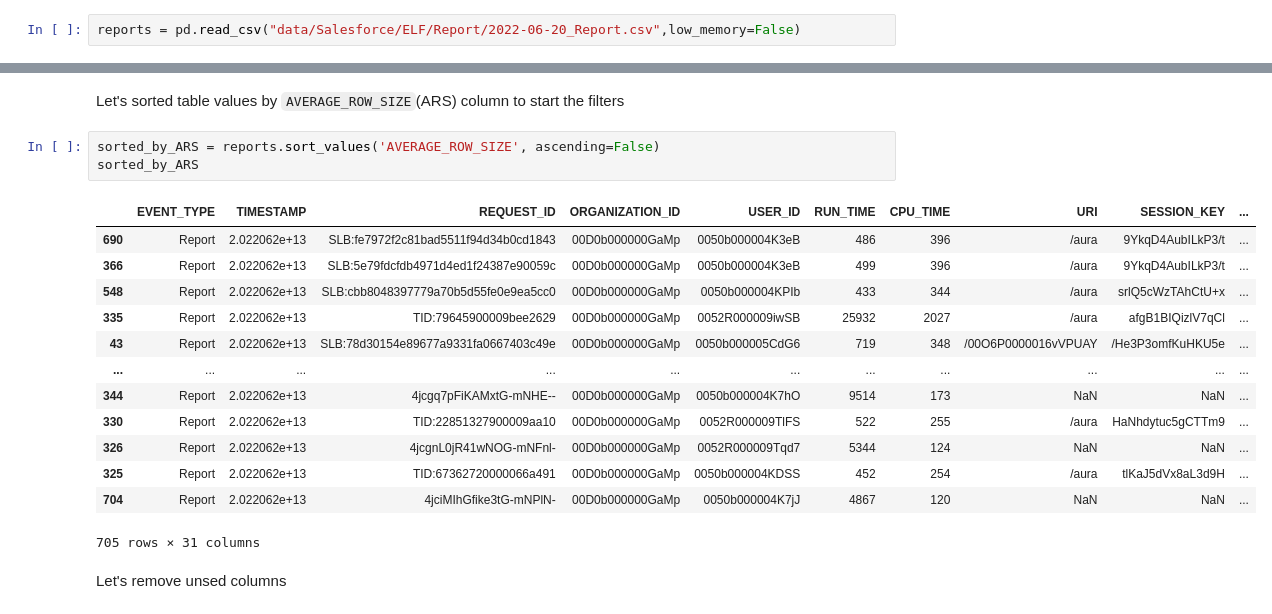
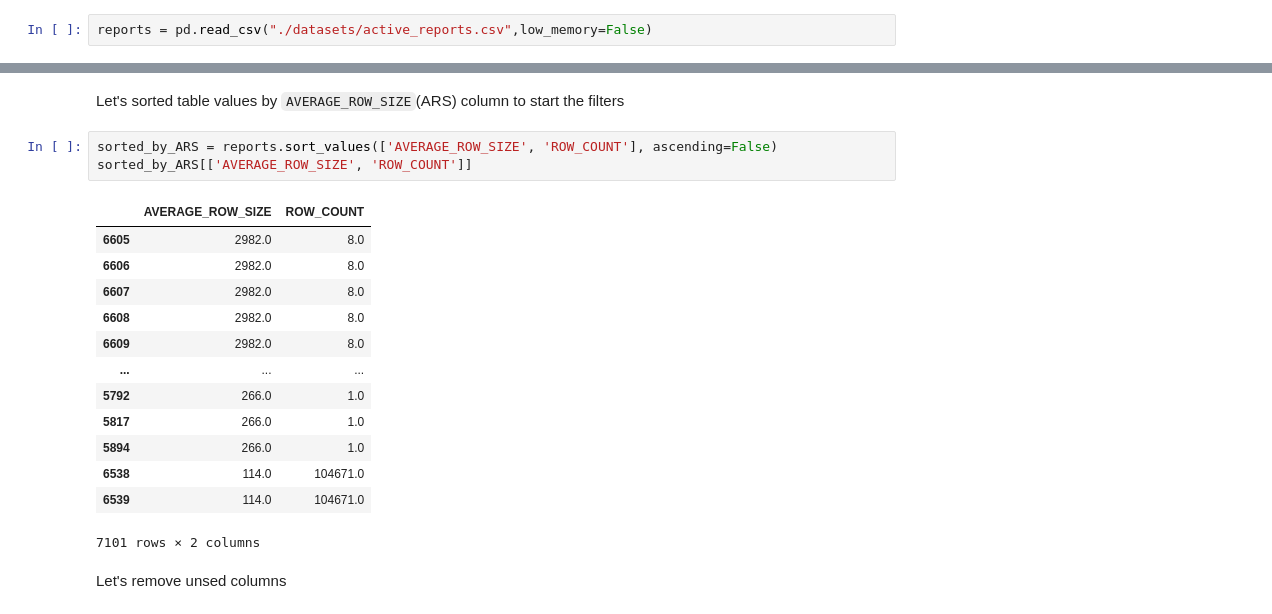
Before and after one commit to dell-splab/lightning-analysis, a Jupyter notebook: Deep analysis of AVERANGE_ROW_COUNT .ipynb, the cells around one changed output, grey strips where cells are left out. Cells and saved outputs as stored; diff of their text form.

```diff
--- a/Deep analysis of AVERANGE_ROW_COUNT .ipynb
+++ b/Deep analysis of AVERANGE_ROW_COUNT .ipynb
@@ -15,7 +20,7 @@ os.listdir("data/Salesforce/ELF/Report/")
 # %% [markdown]
 ### Loading reports
 # %%
-reports = pd.read_csv("data/Salesforce/ELF/Report/2022-06-20_Report.csv",low_memory=False)
+reports = pd.read_csv("./datasets/active_reports.csv",low_memory=False)
 # %%
 reports.shape
 # %% [output]
@@ -43,22 +28,22 @@ list(reports.columns)
 # %% [markdown]
 Let's sorted table values by `AVERAGE_ROW_SIZE`(ARS) column to start the filters
 # %%
-sorted_by_ARS = reports.sort_values('AVERAGE_ROW_SIZE', ascending=False)
-sorted_by_ARS
+sorted_by_ARS = reports.sort_values(['AVERAGE_ROW_SIZE', 'ROW_COUNT'], ascending=False)
+sorted_by_ARS[['AVERAGE_ROW_SIZE', 'ROW_COUNT']]
 # %% [output]
-|  | EVENT_TYPE | TIMESTAMP | REQUEST_ID | ORGANIZATION_ID | USER_ID | RUN_TIME | CPU_TIME | URI | SESSION_KEY | ... |
-| 690 | Report | 2.022062e+13 | SLB:fe7972f2c81bad5511f94d34b0cd1843 | 00D0b000000GaMp | 0050b000004K3eB | 486 | 396 | /aura | 9YkqD4AubILkP3/t | ... |
-| 366 | Report | 2.022062e+13 | SLB:5e79fdcfdb4971d4ed1f24387e90059c | 00D0b000000GaMp | 0050b000004K3eB | 499 | 396 | /aura | 9YkqD4AubILkP3/t | ... |
-| 548 | Report | 2.022062e+13 | SLB:cbb8048397779a70b5d55fe0e9ea5cc0 | 00D0b000000GaMp | 0050b000004KPIb | 433 | 344 | /aura | srlQ5cWzTAhCtU+x | ... |
-| 335 | Report | 2.022062e+13 | TID:79645900009bee2629 | 00D0b000000GaMp | 0052R000009iwSB | 25932 | 2027 | /aura | afgB1BIQizlV7qCl | ... |
-| 43 | Report | 2.022062e+13 | SLB:78d30154e89677a9331fa0667403c49e | 00D0b000000GaMp | 0050b000005CdG6 | 719 | 348 | /00O6P0000016vVPUAY | /He3P3omfKuHKU5e | ... |
-| ... | ... | ... | ... | ... | ... | ... | ... | ... | ... | ... |
-| 344 | Report | 2.022062e+13 | 4jcgq7pFiKAMxtG-mNHE-- | 00D0b000000GaMp | 0050b000004K7hO | 9514 | 173 | NaN | NaN | ... |
-| 330 | Report | 2.022062e+13 | TID:22851327900009aa10 | 00D0b000000GaMp | 0052R000009TlFS | 522 | 255 | /aura | HaNhdytuc5gCTTm9 | ... |
-| 326 | Report | 2.022062e+13 | 4jcgnL0jR41wNOG-mNFnl- | 00D0b000000GaMp | 0052R000009Tqd7 | 5344 | 124 | NaN | NaN | ... |
-| 325 | Report | 2.022062e+13 | TID:67362720000066a491 | 00D0b000000GaMp | 0050b000004KDSS | 452 | 254 | /aura | tlKaJ5dVx8aL3d9H | ... |
-| 704 | Report | 2.022062e+13 | 4jciMIhGfike3tG-mNPlN- | 00D0b000000GaMp | 0050b000004K7jJ | 4867 | 120 | NaN | NaN | ... |
+|  | AVERAGE_ROW_SIZE | ROW_COUNT |
+| 6605 | 2982.0 | 8.0 |
+| 6606 | 2982.0 | 8.0 |
+| 6607 | 2982.0 | 8.0 |
+| 6608 | 2982.0 | 8.0 |
+| 6609 | 2982.0 | 8.0 |
+| ... | ... | ... |
+| 5792 | 266.0 | 1.0 |
+| 5817 | 266.0 | 1.0 |
+| 5894 | 266.0 | 1.0 |
+| 6538 | 114.0 | 104671.0 |
+| 6539 | 114.0 | 104671.0 |
-705 rows × 31 columns
+7101 rows × 2 columns
 # %% [markdown]
 Let's remove unsed columns
 # %%
```
Also changed, not shown: parts of 51 cells of this notebook, 3 other files.
